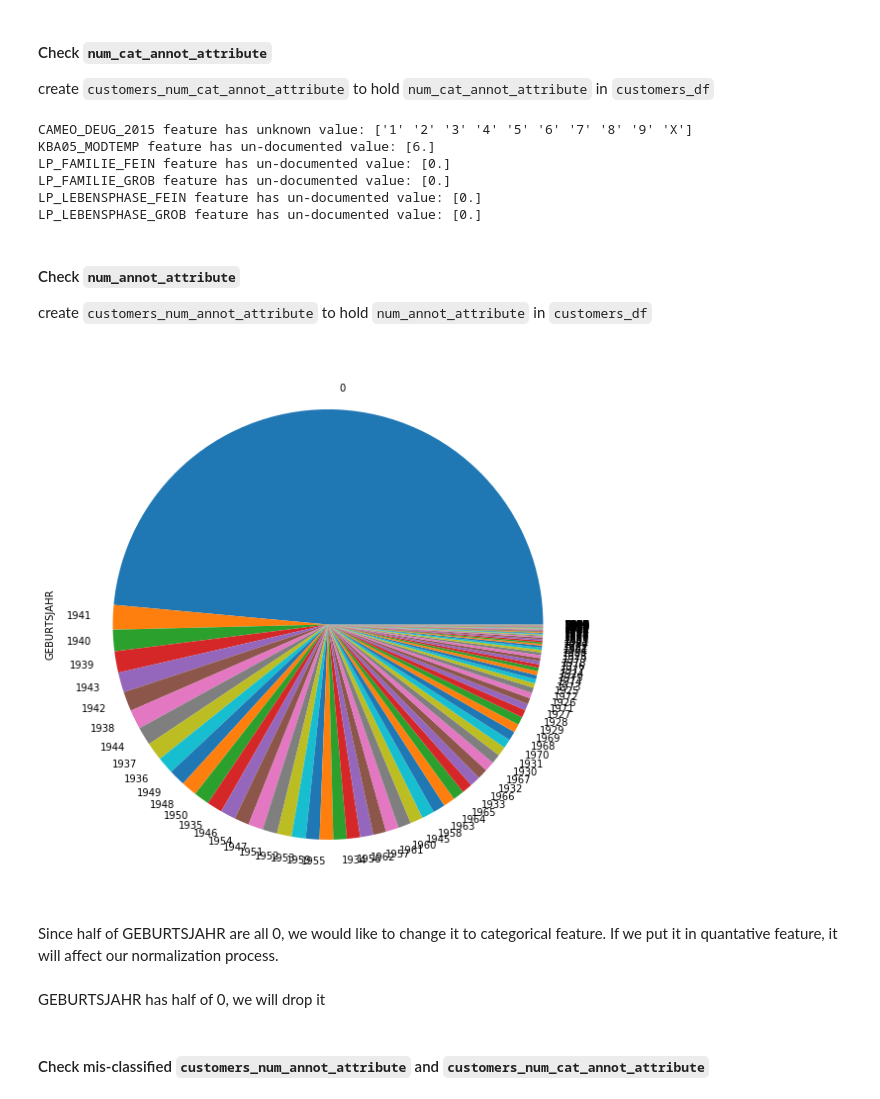
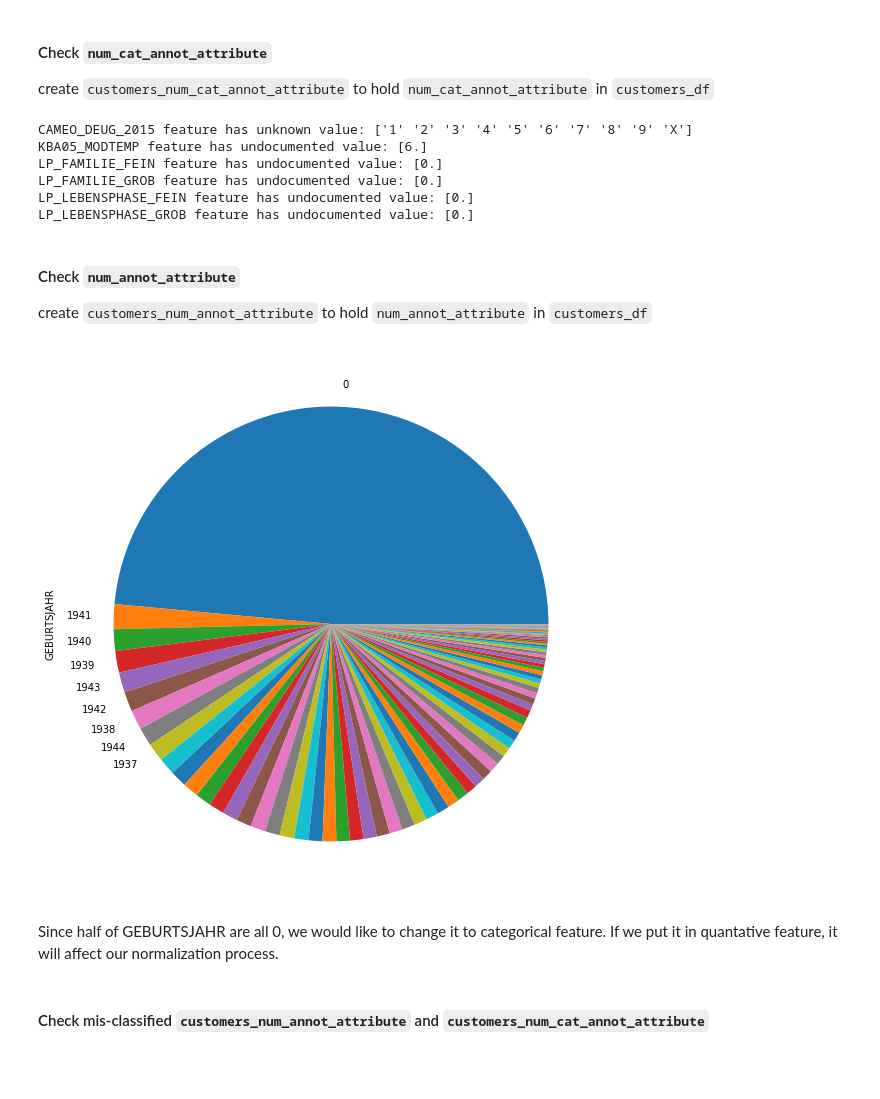
Before and after one commit to dragon7-fc/DSND-Capstone, a Jupyter notebook: Arvato Project Workbook.ipynb, the cells around one changed output. Saved outputs shown, nothing was run; the diff lists cells and outputs as text; code cells hidden in the pictures; blank space fills up the shorter version.

```diff
--- a/Arvato Project Workbook.ipynb
+++ b/Arvato Project Workbook.ipynb
@@ -386,14 +409,14 @@ for col in customers_num_cat_annot_attribute:
     if len(unknown_v) > 0:
         print('{} feature has unknown value: {}'.format(col, unknown_v))
     if v.size > 0:
-        print('{} feature has un-documented value: {}'.format(col, v))
+        print('{} feature has undocumented value: {}'.format(col, v))
 # %% [output]
 CAMEO_DEUG_2015 feature has unknown value: ['1' '2' '3' '4' '5' '6' '7' '8' '9' 'X']
-KBA05_MODTEMP feature has un-documented value: [6.]
-LP_FAMILIE_FEIN feature has un-documented value: [0.]
-LP_FAMILIE_GROB feature has un-documented value: [0.]
-LP_LEBENSPHASE_FEIN feature has un-documented value: [0.]
-LP_LEBENSPHASE_GROB feature has un-documented value: [0.]
+KBA05_MODTEMP feature has undocumented value: [6.]
+LP_FAMILIE_FEIN feature has undocumented value: [0.]
+LP_FAMILIE_GROB feature has undocumented value: [0.]
+LP_LEBENSPHASE_FEIN feature has undocumented value: [0.]
+LP_LEBENSPHASE_GROB feature has undocumented value: [0.]
 # %% [markdown]
 #### Check `num_annot_attribute`
 
@@ -406,14 +430,16 @@ for col in customers_num_annot_attribute:
         print('{} is not numberic type'.format(col))
 # %%
 plt.figure(figsize = [10, 10])
-customers_df['GEBURTSJAHR'].value_counts().plot.pie()
+
+_ = customers_df['GEBURTSJAHR'].value_counts()
+_ = np.where(_ > 2500, _.index, '')
+customers_df['GEBURTSJAHR'].value_counts().plot.pie(labels=_)
+
 plt.show()
 # %% [output]
-[figure, old version]
+[figure, new version]
 # %% [markdown]
 Since half of GEBURTSJAHR are all 0, we would like to change it to categorical feature. If we put it in quantative feature, it will affect our normalization process.
-# %% [markdown]
-GEBURTSJAHR has half of 0, we will drop it
 # %% [markdown]
 #### Check mis-classified `customers_num_annot_attribute` and `customers_num_cat_annot_attribute`
 # %%
```
Also changed, not shown: parts of 133 cells of this notebook.
